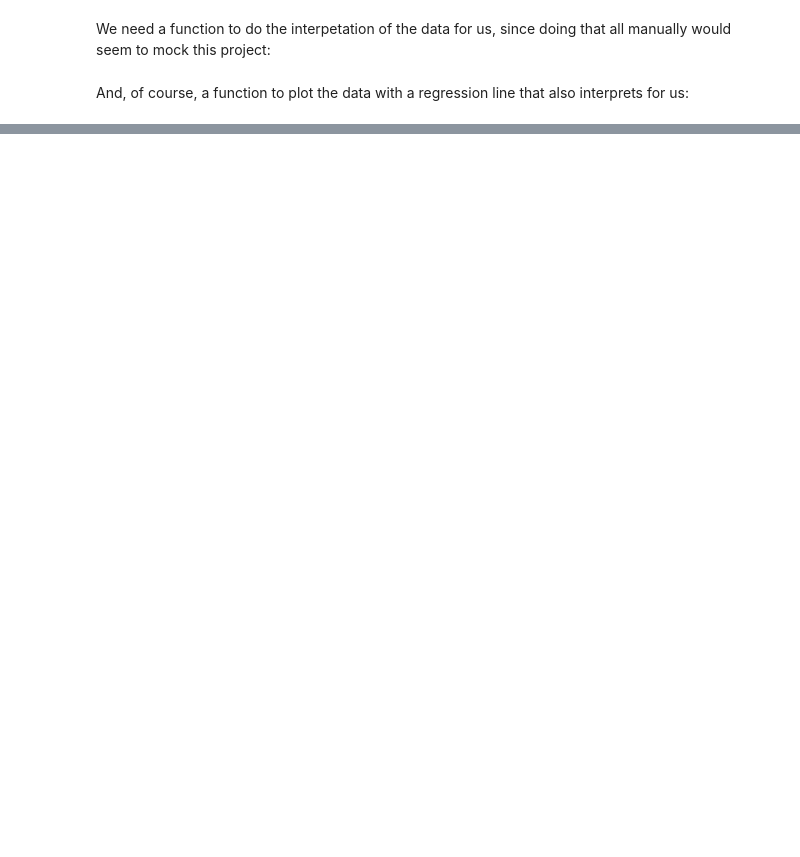
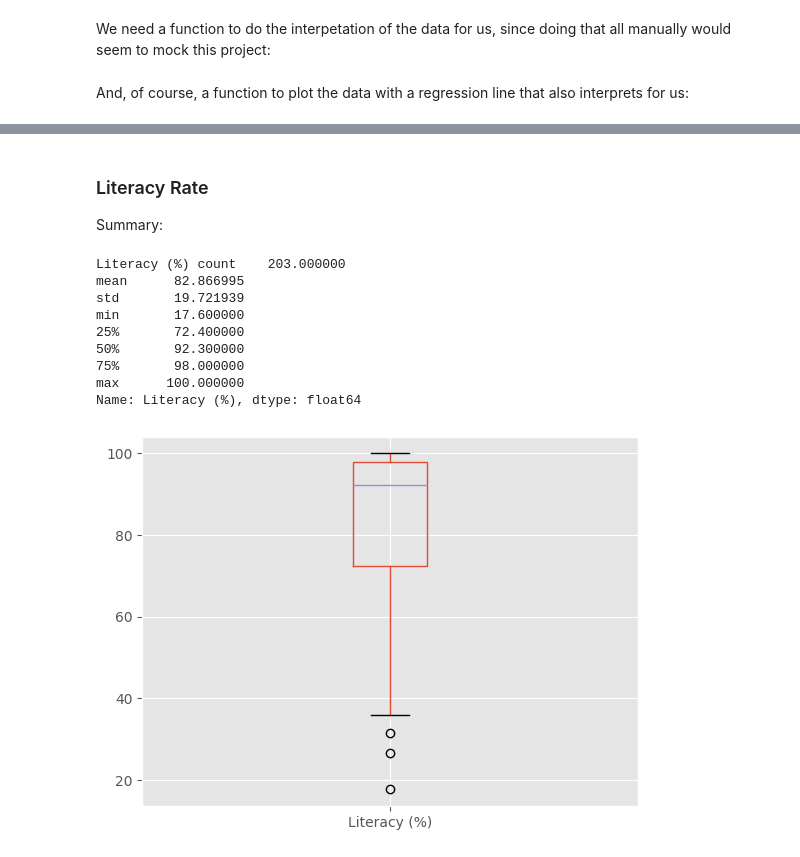
Before and after one commit to seanboe/stats_conetries, a Jupyter notebook: project.ipynb, the cells around one changed output, grey strips where cells are left out. Drawn from its saved outputs; the diff is of its cells as text; code cells hidden in the pictures; blank space fills up the shorter version.

```diff
--- a/project.ipynb
+++ b/project.ipynb
@@ -182,0 +224,17 @@ The linear regression has a standard error of 0.0001968679700228374.
+# %% [markdown]
+### Literacy Rate
+
+Summary:
+# %%
+summarize('Literacy (%)')
+# %% [output]
+Literacy (%) count    203.000000
+mean      82.866995
+std       19.721939
+min       17.600000
+25%       72.400000
+50%       92.300000
+75%       98.000000
+max      100.000000
+Name: Literacy (%), dtype: float64
+[figure, added]
```
Also changed, not shown: parts of 15 cells of this notebook, 2 other files.
